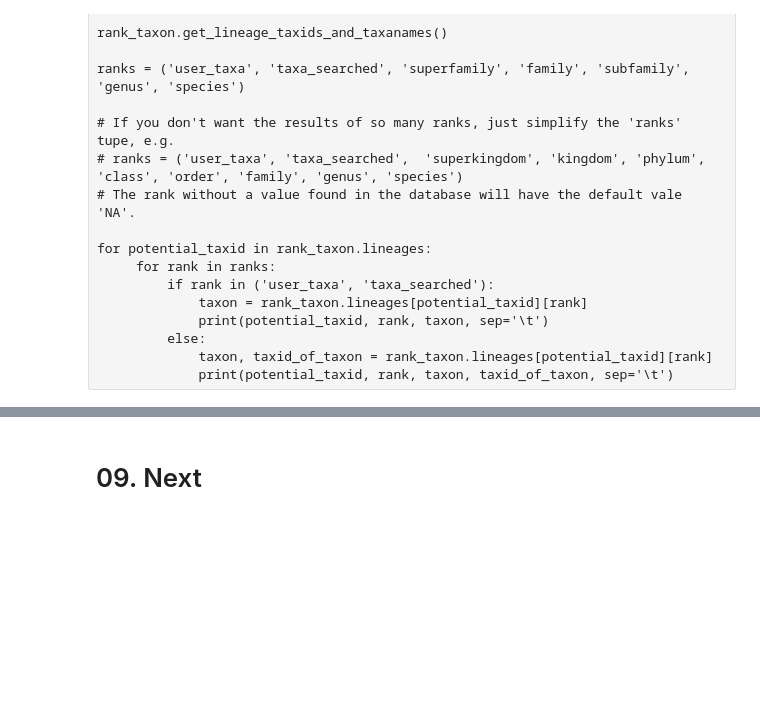
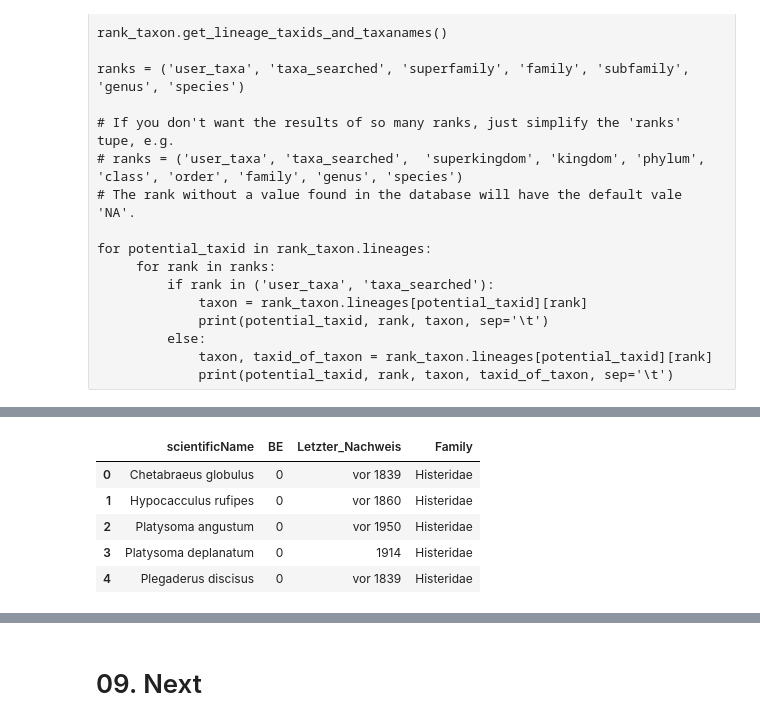
Before and after one commit to Zzzhenya/Berlin-red-list, a Jupyter notebook: Transformation/Raw_csv/Insecta.ipynb, the cells around one changed output, grey strips where cells are left out. Drawn from its saved outputs; the diff is of its cells as text; code cells hidden in the pictures; blank space fills up the shorter version.

```diff
--- a/Transformation/Raw_csv/Insecta.ipynb
+++ b/Transformation/Raw_csv/Insecta.ipynb
@@ -1251,0 +1276,9 @@ df.to_csv('../../Transformation/Data_cleaning_step1/Coleoptera_Staphylinoidea_Hi
+# %%
+df.head()
+# %% [output]
+|  | scientificName | BE | Letzter_Nachweis | Family |
+| 0 | Chetabraeus globulus | 0 | vor 1839 | Histeridae |
+| 1 | Hypocacculus rufipes | 0 | vor 1860 | Histeridae |
+| 2 | Platysoma angustum | 0 | vor 1950 | Histeridae |
+| 3 | Platysoma deplanatum | 0 | 1914 | Histeridae |
+| 4 | Plegaderus discisus | 0 | vor 1839 | Histeridae |
```
Also changed, not shown: parts of 6 cells of this notebook.
